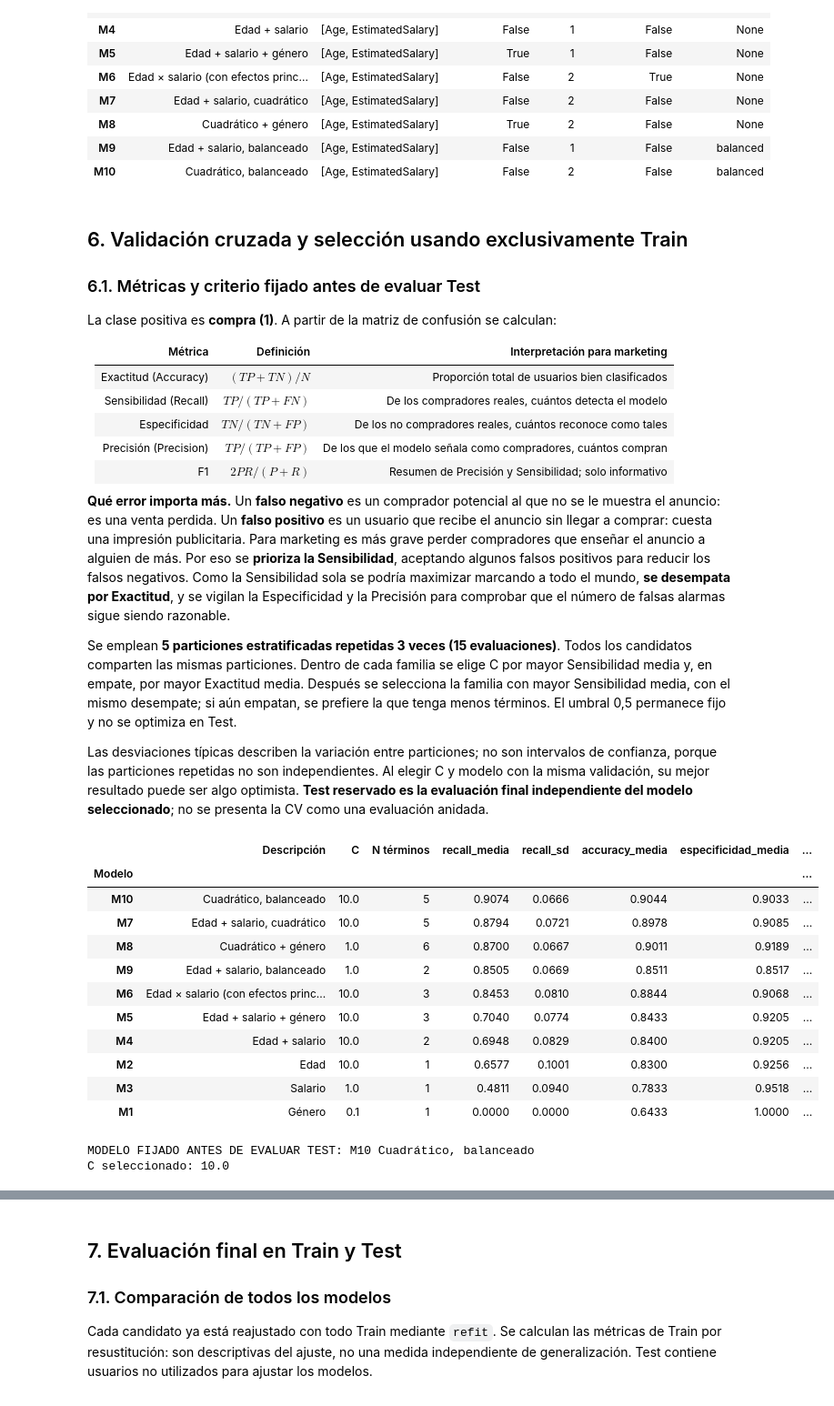
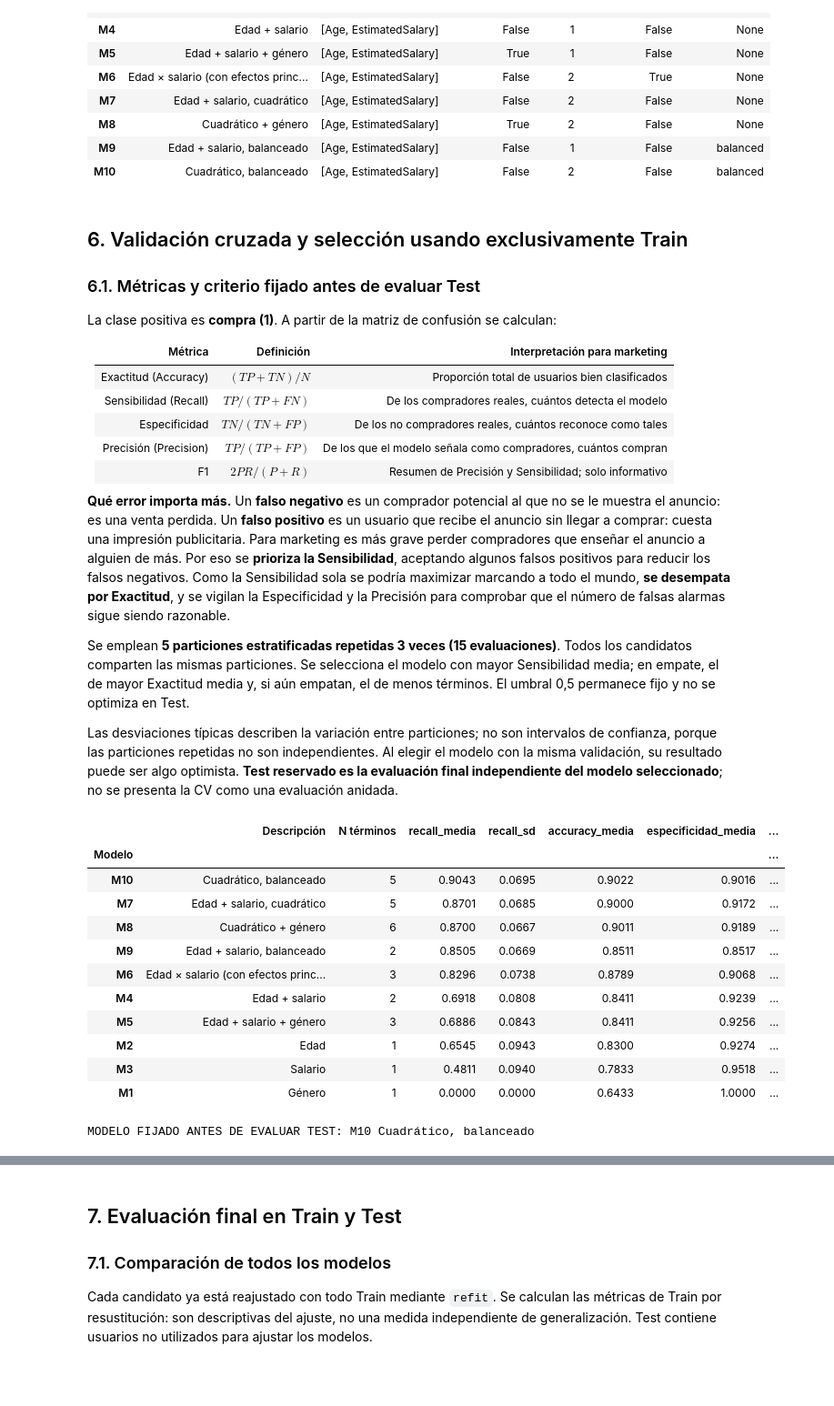
Before and after one commit to ppiqueras-22470465/Social_Network_Ads_Regresion_Logistica_G6, a Jupyter notebook: Social_Network_Ads_Regresion_Logistica.ipynb, the cells around one changed output, grey strips where cells are left out. Shown at 91% size. Saved outputs shown, nothing was run; the diff lists cells and outputs as text; code cells hidden in the pictures; blank space fills up the shorter version.

```diff
--- a/Social_Network_Ads_Regresion_Logistica.ipynb
+++ b/Social_Network_Ads_Regresion_Logistica.ipynb
@@ -347,64 +347,54 @@ La clase positiva es **compra (1)**. A partir de la matriz de confusión se calc
 
 **Qué error importa más.** Un **falso negativo** es un comprador potencial al que no se le muestra el anuncio: es una venta perdida. Un **falso positivo** es un usuario que recibe el anuncio sin llegar a comprar: cuesta una impresión publicitaria. Para marketing es más grave perder compradores que enseñar el anuncio a alguien de más. Por eso se **prioriza la Sensibilidad**, aceptando algunos falsos positivos para reducir los falsos negativos. Como la Sensibilidad sola se podría maximizar marcando a todo el mundo, **se desempata por Exactitud**, y se vigilan la Especificidad y la Precisión para comprobar que el número de falsas alarmas sigue siendo razonable.
 
-Se emplean **5 particiones estratificadas repetidas 3 veces (15 evaluaciones)**. Todos los candidatos comparten las mismas particiones. Dentro de cada familia se elige C por mayor Sensibilidad media y, en empate, por mayor Exactitud media. Después se selecciona la familia con mayor Sensibilidad media, con el mismo desempate; si aún empatan, se prefiere la que tenga menos términos. El umbral 0,5 permanece fijo y no se optimiza en Test.
+Se emplean **5 particiones estratificadas repetidas 3 veces (15 evaluaciones)**. Todos los candidatos comparten las mismas particiones. Se selecciona el modelo con mayor Sensibilidad media; en empate, el de mayor Exactitud media y, si aún empatan, el de menos términos. El umbral 0,5 permanece fijo y no se optimiza en Test.
 
-Las desviaciones típicas describen la variación entre particiones; no son intervalos de confianza, porque las particiones repetidas no son independientes. Al elegir C y modelo con la misma validación, su mejor resultado puede ser algo optimista. **Test reservado es la evaluación final independiente del modelo seleccionado**; no se presenta la CV como una evaluación anidada.
+Las desviaciones típicas describen la variación entre particiones; no son intervalos de confianza, porque las particiones repetidas no son independientes. Al elegir el modelo con la misma validación, su resultado puede ser algo optimista. **Test reservado es la evaluación final independiente del modelo seleccionado**; no se presenta la CV como una evaluación anidada.
 # %%
 cv = sk.model_selection.RepeatedStratifiedKFold(n_splits=5, n_repeats=3, random_state=SEED)
 particiones_cv = list(cv.split(X_train, y_train))
 metricas_cv = {'accuracy': 'accuracy', 'recall': 'recall',
                'especificidad': sk.metrics.make_scorer(sk.metrics.recall_score, pos_label=0),
                'precision': sk.metrics.make_scorer(sk.metrics.precision_score, zero_division=0),
                'f1': 'f1'}
 
-def mejor_c(resultados_cv):
-    # Mayor Sensibilidad media; en empate, mayor Exactitud media.
-    return int(np.lexsort((-resultados_cv['mean_test_accuracy'], -resultados_cv['mean_test_recall']))[0])
-
-busquedas = {}
+modelos_ajustados = {}
 filas_cv = []
 for identificador, config in configuraciones.items():
-    busqueda = sk.model_selection.GridSearchCV(
-        crear_modelo(config), param_grid={'logistica__C': [0.1, 1.0, 10.0]},
-        scoring=metricas_cv, refit=mejor_c, cv=particiones_cv,
-        n_jobs=1, error_score='raise', return_train_score=False
-    )
-    busqueda.fit(X_train, y_train)
-    busquedas[identificador] = busqueda
-    indice = busqueda.best_index_
-    terminos = busqueda.best_estimator_.named_steps['preparacion'].get_feature_names_out()
-    fila = {'Modelo': identificador, 'Descripción': config['nombre'],
-             'C': busqueda.best_params_['logistica__C'], 'N términos': len(terminos)}
+    modelo = crear_modelo(config)
+    resultado = sk.model_selection.cross_validate(modelo, X_train, y_train,
+                                                  scoring=metricas_cv, cv=particiones_cv)
+    modelos_ajustados[identificador] = modelo.fit(X_train, y_train)
+    terminos = modelo.named_steps['preparacion'].get_feature_names_out()
+    fila = {'Modelo': identificador, 'Descripción': config['nombre'], 'N términos': len(terminos)}
     for metrica in metricas_cv:
-        fila[f'{metrica}_media'] = busqueda.cv_results_[f'mean_test_{metrica}'][indice]
-        fila[f'{metrica}_sd'] = busqueda.cv_results_[f'std_test_{metrica}'][indice]
+        fila[f'{metrica}_media'] = resultado[f'test_{metrica}'].mean()
+        fila[f'{metrica}_sd'] = resultado[f'test_{metrica}'].std()
     filas_cv.append(fila)
 
 tabla_cv = pd.DataFrame(filas_cv).set_index('Modelo')
+# Mayor Sensibilidad media; en empate, mayor Exactitud media y menos términos.
 orden_cv = tabla_cv.reset_index().sort_values(
     ['recall_media', 'accuracy_media', 'N términos', 'Modelo'], ascending=[False, False, True, True])
 elegido = orden_cv.iloc[0]['Modelo']
-modelo_final = busquedas[elegido].best_estimator_
-display(tabla_cv.loc[orden_cv['Modelo'], ['Descripción', 'C', 'N términos',
+modelo_final = modelos_ajustados[elegido]
+display(tabla_cv.loc[orden_cv['Modelo'], ['Descripción', 'N términos',
         'recall_media', 'recall_sd', 'accuracy_media', 'especificidad_media', 'precision_media', 'f1_media']])
 print('MODELO FIJADO ANTES DE EVALUAR TEST:', elegido, configuraciones[elegido]['nombre'])
-print('C seleccionado:', busquedas[elegido].best_params_['logistica__C'])
 # %% [output]
-|  | Descripción | C | N términos | recall_media | recall_sd | accuracy_media | especificidad_media | ... |
-| Modelo |  |  |  |  |  |  |  | ... |
-| M10 | Cuadrático, balanceado | 10.0 | 5 | 0.9074 | 0.0666 | 0.9044 | 0.9033 | ... |
-| M7 | Edad + salario, cuadrático | 10.0 | 5 | 0.8794 | 0.0721 | 0.8978 | 0.9085 | ... |
-| M8 | Cuadrático + género | 1.0 | 6 | 0.8700 | 0.0667 | 0.9011 | 0.9189 | ... |
-| M9 | Edad + salario, balanceado | 1.0 | 2 | 0.8505 | 0.0669 | 0.8511 | 0.8517 | ... |
-| M6 | Edad × salario (con efectos princ... | 10.0 | 3 | 0.8453 | 0.0810 | 0.8844 | 0.9068 | ... |
-| M5 | Edad + salario + género | 10.0 | 3 | 0.7040 | 0.0774 | 0.8433 | 0.9205 | ... |
-| M4 | Edad + salario | 10.0 | 2 | 0.6948 | 0.0829 | 0.8400 | 0.9205 | ... |
-| M2 | Edad | 10.0 | 1 | 0.6577 | 0.1001 | 0.8300 | 0.9256 | ... |
-| M3 | Salario | 1.0 | 1 | 0.4811 | 0.0940 | 0.7833 | 0.9518 | ... |
-| M1 | Género | 0.1 | 1 | 0.0000 | 0.0000 | 0.6433 | 1.0000 | ... |
+|  | Descripción | N términos | recall_media | recall_sd | accuracy_media | especificidad_media | ... |
+| Modelo |  |  |  |  |  |  | ... |
+| M10 | Cuadrático, balanceado | 5 | 0.9043 | 0.0695 | 0.9022 | 0.9016 | ... |
+| M7 | Edad + salario, cuadrático | 5 | 0.8701 | 0.0685 | 0.9000 | 0.9172 | ... |
+| M8 | Cuadrático + género | 6 | 0.8700 | 0.0667 | 0.9011 | 0.9189 | ... |
+| M9 | Edad + salario, balanceado | 2 | 0.8505 | 0.0669 | 0.8511 | 0.8517 | ... |
+| M6 | Edad × salario (con efectos princ... | 3 | 0.8296 | 0.0738 | 0.8789 | 0.9068 | ... |
+| M4 | Edad + salario | 2 | 0.6918 | 0.0808 | 0.8411 | 0.9239 | ... |
+| M5 | Edad + salario + género | 3 | 0.6886 | 0.0843 | 0.8411 | 0.9256 | ... |
+| M2 | Edad | 1 | 0.6545 | 0.0943 | 0.8300 | 0.9274 | ... |
+| M3 | Salario | 1 | 0.4811 | 0.0940 | 0.7833 | 0.9518 | ... |
+| M1 | Género | 1 | 0.0000 | 0.0000 | 0.6433 | 1.0000 | ... |
 MODELO FIJADO ANTES DE EVALUAR TEST: M10 Cuadrático, balanceado
-C seleccionado: 10.0
 # %%
 fig, axes = plt.subplots(1, 2, figsize=(12, 5))
 orden = orden_cv['Modelo'].tolist()[::-1]
```
Also changed, not shown: parts of 12 cells of this notebook.
